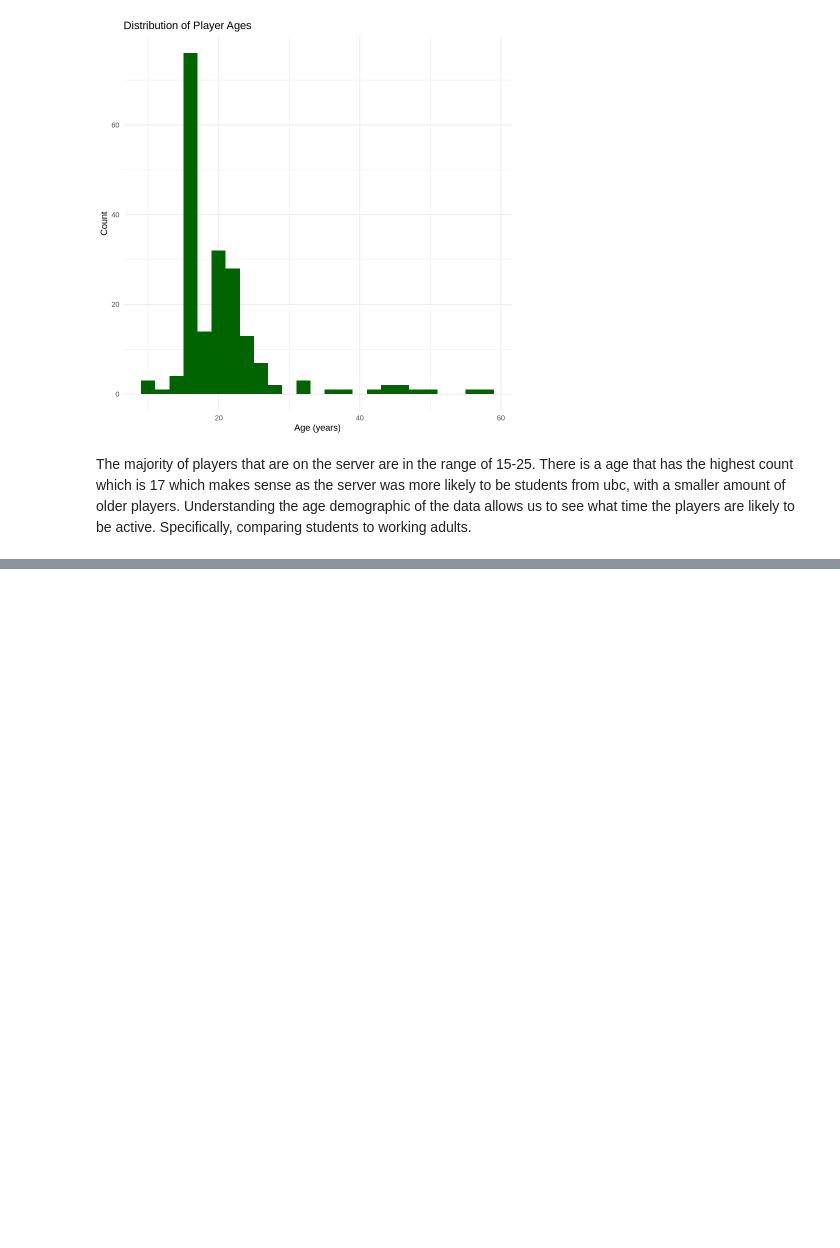
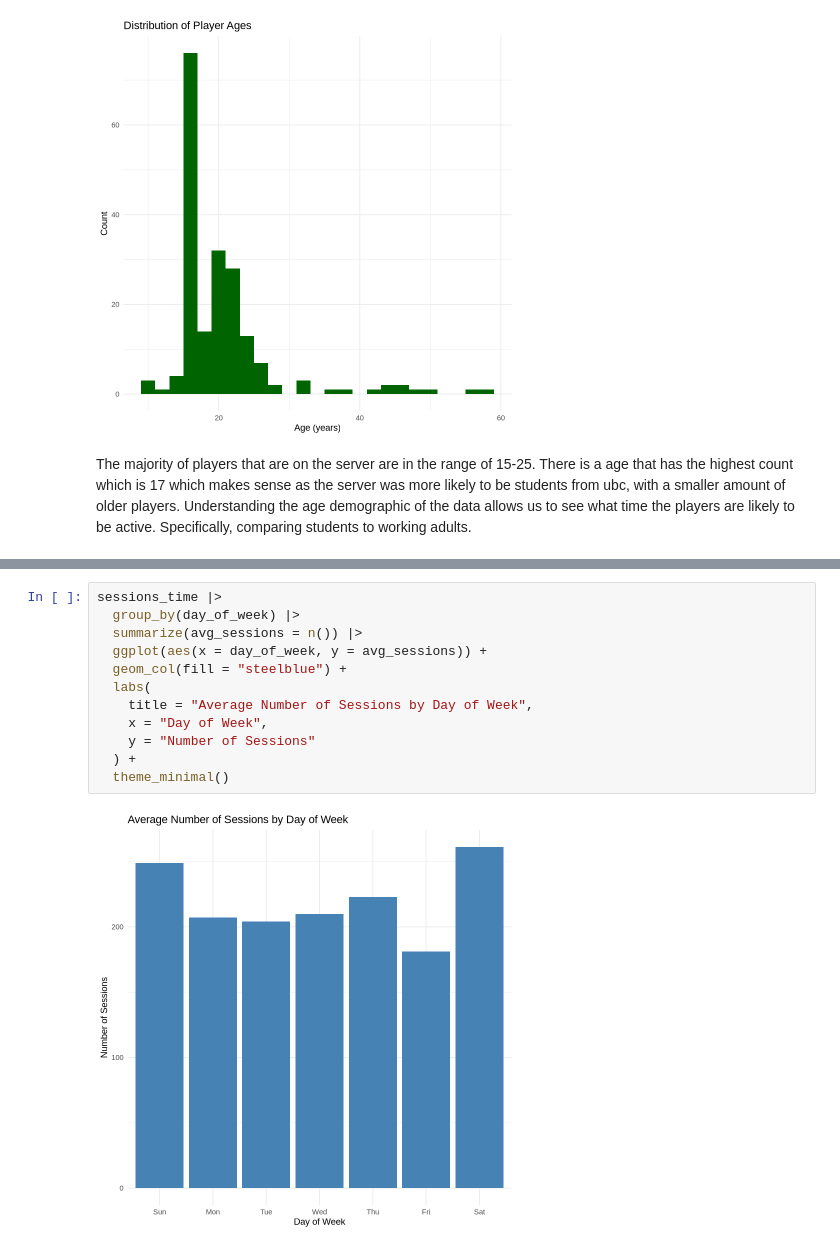
Before and after one commit to gaida123/dsci-100-2025-individual-project-planning, a Jupyter notebook: Project Plan.ipynb, the cells around one changed output, grey strips where cells are left out. Cells and saved outputs as stored; diff of their text form; blank space fills up the shorter version.

```diff
--- a/Project Plan.ipynb
+++ b/Project Plan.ipynb
@@ -248,3 +248,17 @@ A tibble: 1535 × 7
 | fd6563a4e0f6f4273580e5fedbd8dda64... | 2024-07-28 15:36:00 | 2024-07-28 15:57:00 | 1.72218e+12 | 1.72218e+12 | Sun | 15 |
 | fd6563a4e0f6f4273580e5fedbd8dda64... | 2024-07-25 06:15:00 | 2024-07-25 06:22:00 | 1.72189e+12 | 1.72189e+12 | Thu | 6 |
 | 36d9cbb4c6bc0c1a6911436d2da0d09ec... | 2024-05-20 02:26:00 | 2024-05-20 02:45:00 | 1.71617e+12 | 1.71617e+12 | Mon | 2 |
+# %%
+sessions_time |>
+  group_by(day_of_week) |>
+  summarize(avg_sessions = n()) |>
+  ggplot(aes(x = day_of_week, y = avg_sessions)) +
+  geom_col(fill = "steelblue") +
+  labs(
+    title = "Average Number of Sessions by Day of Week",
+    x = "Day of Week",
+    y = "Number of Sessions"
+  ) +
+  theme_minimal()
+# %% [output]
+[figure, added]
```
Also changed, not shown: parts of 2 cells of this notebook.
